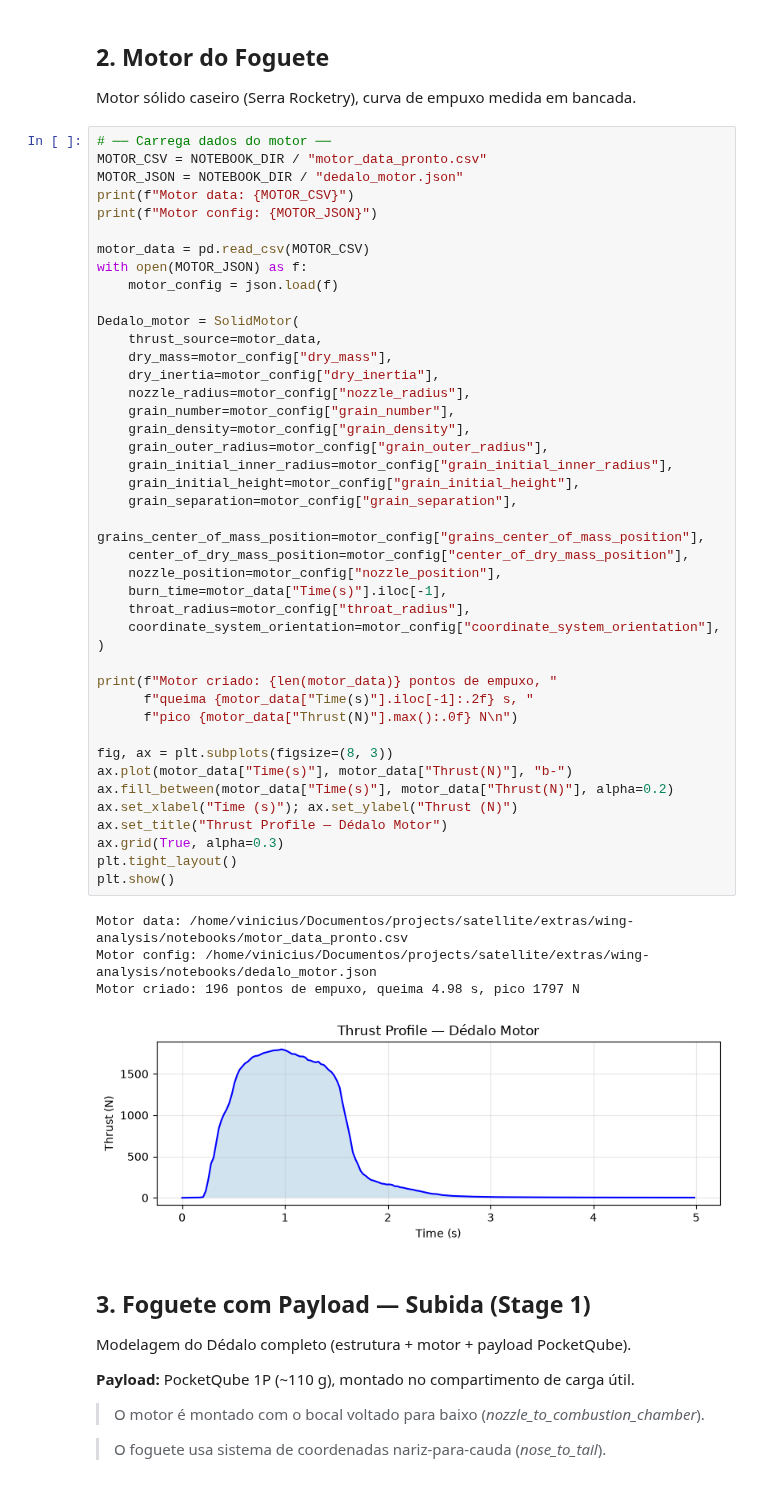
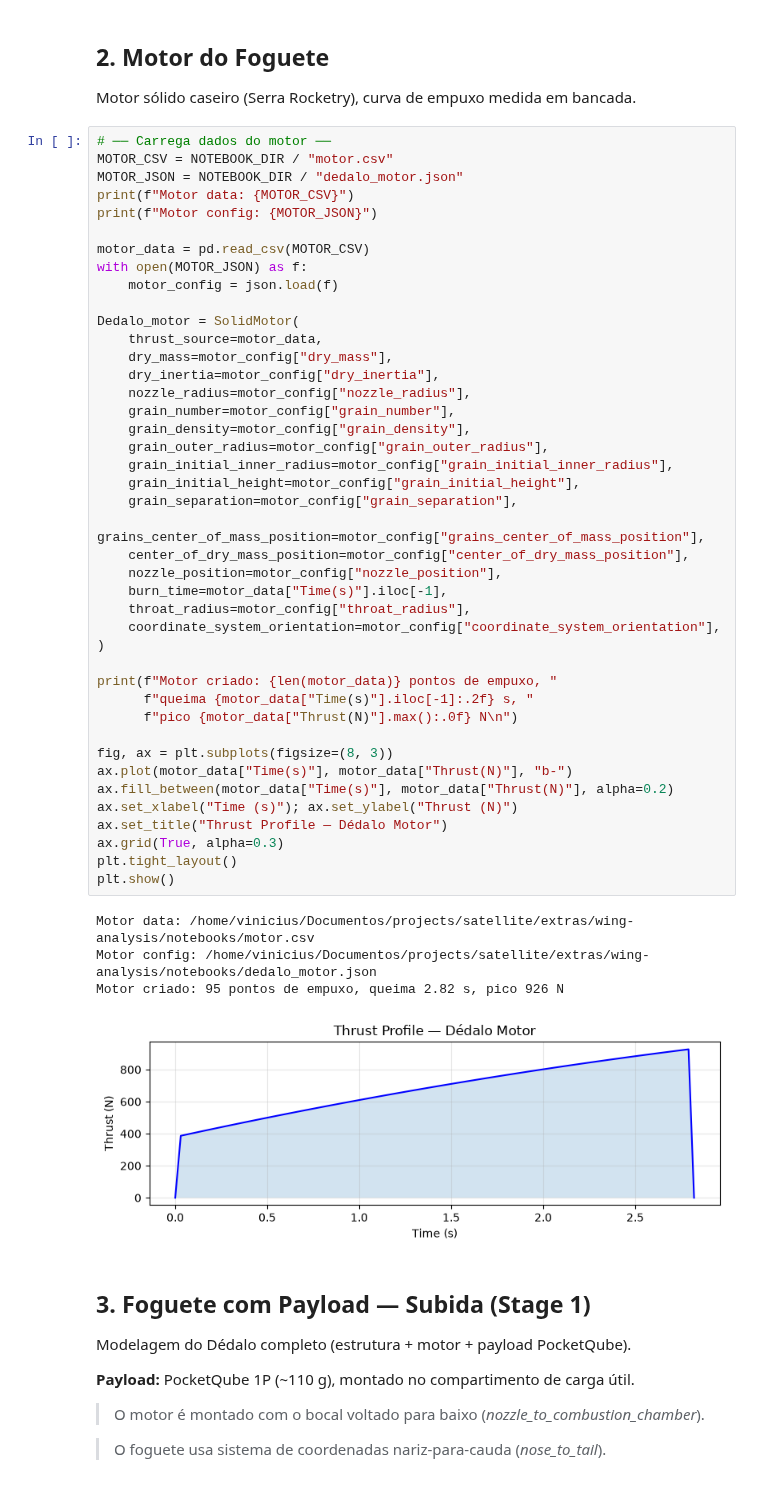
Before and after one commit to Serra-Rocketry/satellite, a Jupyter notebook: extras/wing-analysis/notebooks/01_simulacao_dedalo.ipynb, the cells around one changed output. Saved outputs shown, nothing was run; the diff lists cells and outputs as text.

```diff
--- a/extras/wing-analysis/notebooks/01_simulacao_dedalo.ipynb
+++ b/extras/wing-analysis/notebooks/01_simulacao_dedalo.ipynb
@@ -94,7 +94,7 @@ Lançamento setado para:  2026-07-26 21:36:59.275529+00:00
 Motor sólido caseiro (Serra Rocketry), curva de empuxo medida em bancada.
 # %%
 # ── Carrega dados do motor ──
-MOTOR_CSV = NOTEBOOK_DIR / "motor_data_pronto.csv"
+MOTOR_CSV = NOTEBOOK_DIR / "motor.csv"
 MOTOR_JSON = NOTEBOOK_DIR / "dedalo_motor.json"
 print(f"Motor data: {MOTOR_CSV}")
 print(f"Motor config: {MOTOR_JSON}")
@@ -109,36 +109,36 @@ Dedalo_motor = SolidMotor(
     dry_inertia=motor_config["dry_inertia"],
     nozzle_radius=motor_config["nozzle_radius"],
     grain_number=motor_config["grain_number"],
     grain_density=motor_config["grain_density"],
     grain_outer_radius=motor_config["grain_outer_radius"],
     grain_initial_inner_radius=motor_config["grain_initial_inner_radius"],
     grain_initial_height=motor_config["grain_initial_height"],
     grain_separation=motor_config["grain_separation"],
     grains_center_of_mass_position=motor_config["grains_center_of_mass_position"],
     center_of_dry_mass_position=motor_config["center_of_dry_mass_position"],
     nozzle_position=motor_config["nozzle_position"],
     burn_time=motor_data["Time(s)"].iloc[-1],
     throat_radius=motor_config["throat_radius"],
     coordinate_system_orientation=motor_config["coordinate_system_orientation"],
 )
 
 print(f"Motor criado: {len(motor_data)} pontos de empuxo, "
       f"queima {motor_data["Time(s)"].iloc[-1]:.2f} s, "
       f"pico {motor_data["Thrust(N)"].max():.0f} N\n")
 
 fig, ax = plt.subplots(figsize=(8, 3))
 ax.plot(motor_data["Time(s)"], motor_data["Thrust(N)"], "b-")
 ax.fill_between(motor_data["Time(s)"], motor_data["Thrust(N)"], alpha=0.2)
 ax.set_xlabel("Time (s)"); ax.set_ylabel("Thrust (N)")
 ax.set_title("Thrust Profile — Dédalo Motor")
 ax.grid(True, alpha=0.3)
 plt.tight_layout()
 plt.show()
 # %% [output]
-Motor data: /home/vinicius/Documentos/projects/satellite/extras/wing-analysis/notebooks/motor_data_pronto.csv
+Motor data: /home/vinicius/Documentos/projects/satellite/extras/wing-analysis/notebooks/motor.csv
 Motor config: /home/vinicius/Documentos/projects/satellite/extras/wing-analysis/notebooks/dedalo_motor.json
-Motor criado: 196 pontos de empuxo, queima 4.98 s, pico 1797 N
+Motor criado: 95 pontos de empuxo, queima 2.82 s, pico 926 N
-[figure, old version]
+[figure, new version]
 # %% [markdown]
 ## 3. Foguete com Payload — Subida (Stage 1)
 
```
Also changed, not shown: parts of 18 cells of this notebook, 1 other file.
